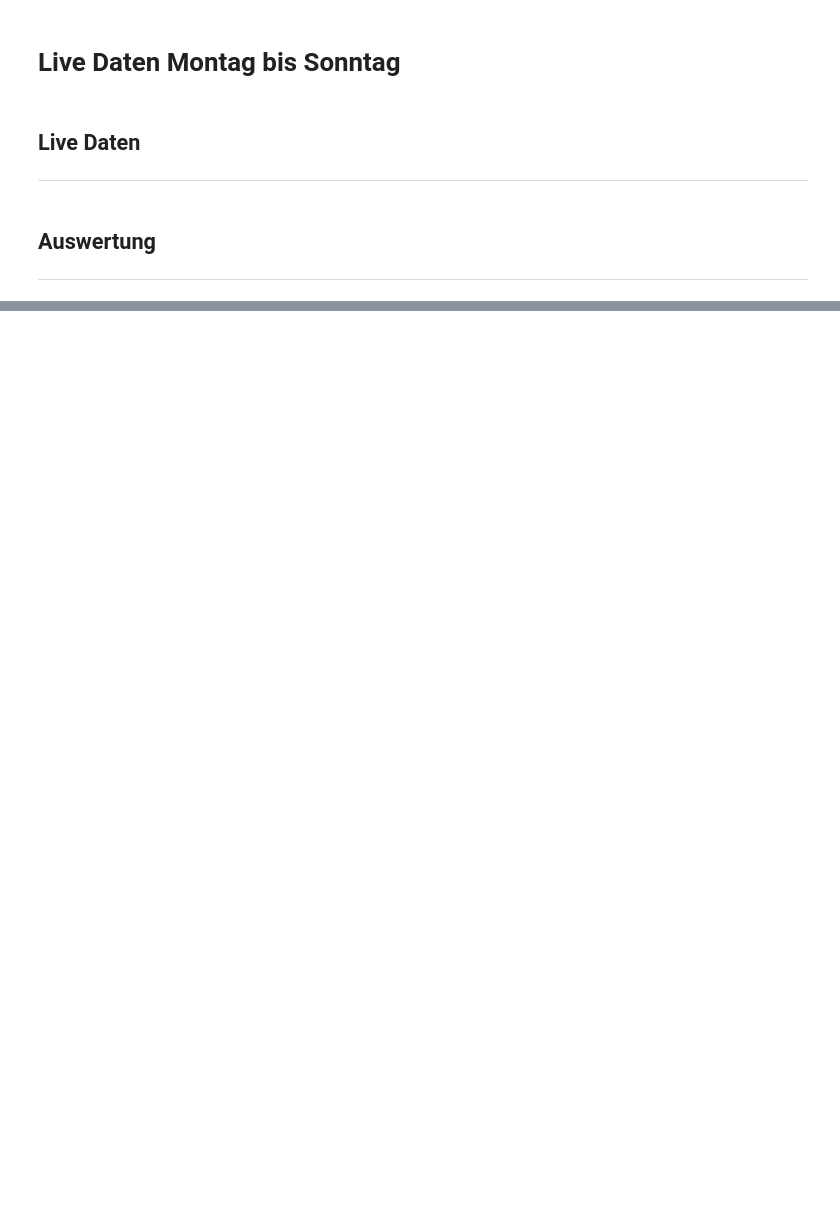
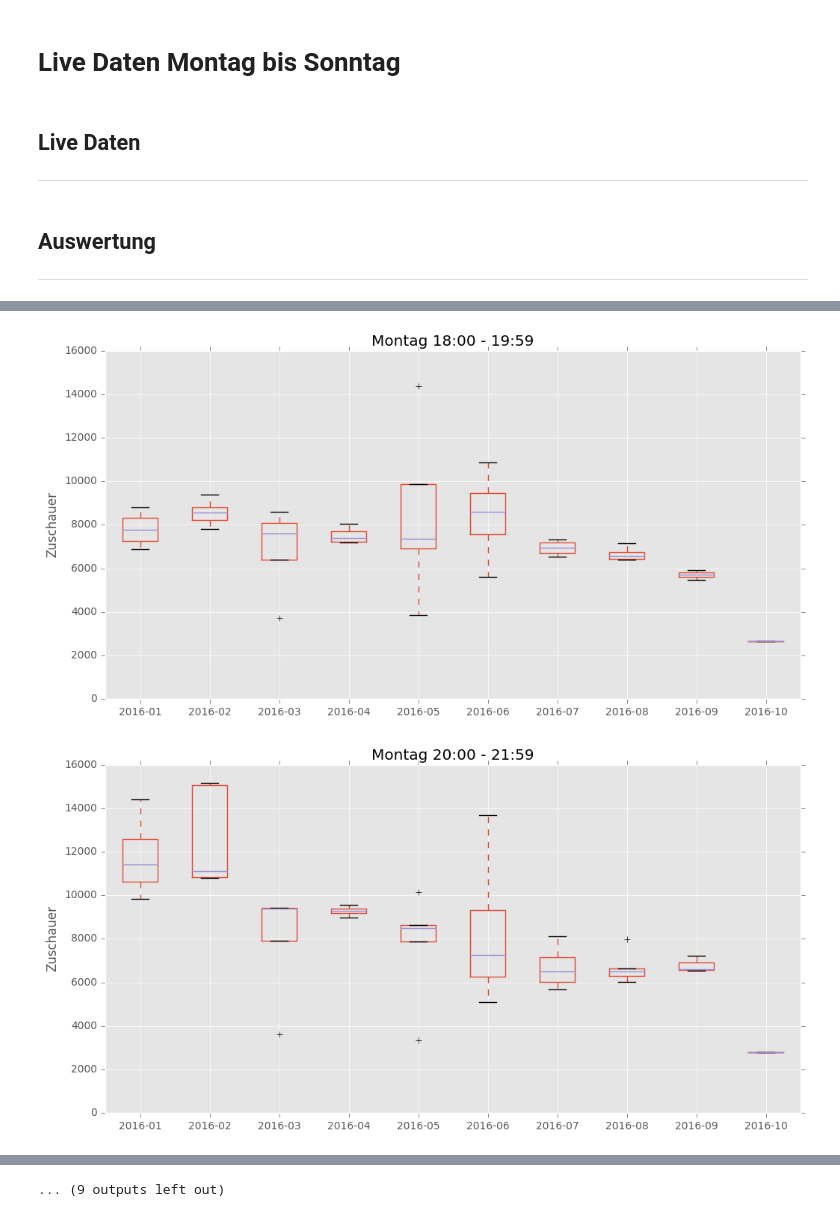
Before and after one commit to rbtvstats/rbtvstats, a Jupyter notebook: notebooks/live_weekdays.ipynb, the cells around one changed output, grey strips where cells are left out. Drawn from its saved outputs; the diff is of its cells as text; code cells hidden in the pictures; blank space fills up the shorter version.

```diff
--- a/notebooks/live_weekdays.ipynb
+++ b/notebooks/live_weekdays.ipynb
@@ -88,0 +108,12 @@ for i in range(0, 7):
+# %%
+for i, value in enumerate(dataMonthly):
+    weekdayStr = weekdayNames[i]
+    for timeStr, data in sorted(value.iteritems()):
+        print(data)
+        print('\n')
+        plot = data.plot(kind='box', figsize=(12, 6), title='%s %s' % (weekdayStr, timeStr))
+        plot.set_ylabel('Zuschauer')
+        plt.ylim(ymin=0)
+# %% [output]
+[figure, added]
+[figure, added]
@@ -88,0 +130 @@ for i in range(0, 7):
+... (9 outputs left out)
```
Also changed, not shown: parts of 2 cells of this notebook.
